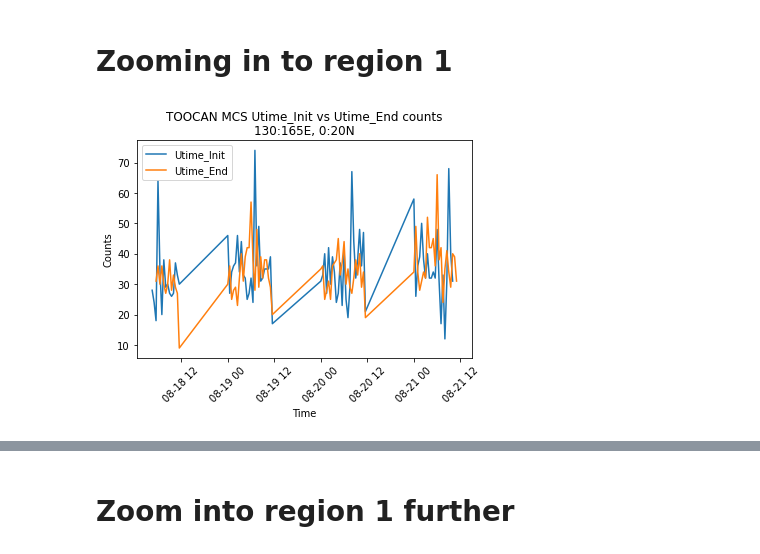
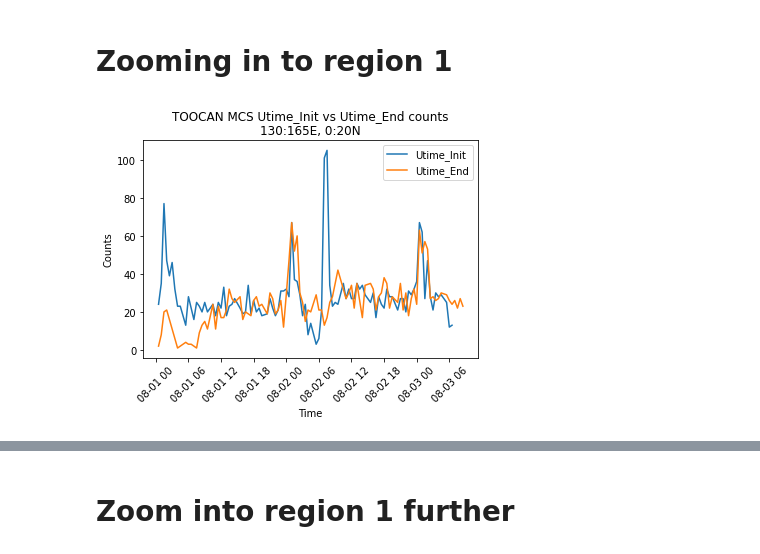
Before and after one commit to bfildier/stage-2023-rain-extremes-timing-intensity, a Jupyter notebook: scripts/start/MCS_properties/births_deaths.ipynb, the cells around one changed output, grey strips where cells are left out. Saved outputs shown, nothing was run; the diff lists cells and outputs as text; code cells hidden in the pictures.

Commit message:
in births and deaths notebook, accounted for mistake in calculating times, where we have to split

```diff
--- a/scripts/start/MCS_properties/births_deaths.ipynb
+++ b/scripts/start/MCS_properties/births_deaths.ipynb
@@ -249,13 +247,23 @@ localtime_Init_dates, localtime_End_dates = [], []
 Localdate_list = []
 
 for obj in toocan:
-    days_Init = obj.localtime_Init
-    days_End = obj.localtime_End
+    days_Init = str( obj.localtime_Init )
+    days_End = str ( obj.localtime_End )
     Localtime_list = obj.clusters.Localtime
 
-    date_Init = data_reference + dt.timedelta(days=days_Init)
-    date_End = data_reference + dt.timedelta(days=days_End)
-    date_list = [( data_reference + dt.timedelta(days=ltime) ) for ltime in Localtime_list]
+
+    days_Init = days_Init.split('.')
+    days_End = days_End.split('.')
+
+    date_Init = data_reference + dt.timedelta(days=int(days_Init[0])) + dt.timedelta(hours=( int(days_Init[1]) / 2) )
+    date_End = data_reference + dt.timedelta(days=int(days_End[1])) + dt.timedelta(hours=( int(days_End[1]) / 2) )
+
+    date_list = []
+    for ltime in Localtime_list:
+        ltime = str(ltime)
+        ltime = ltime.split('.')
+        ltime_item = data_reference + dt.timedelta(days=int(ltime[0])) + dt.timedelta(hours=( int(ltime[1]) / 2) )
+        date_list.append(ltime_item)
 
     localtime_Init_dates.append(date_Init)
     localtime_End_dates.append(date_End)
@@ -292,3 +284,16 @@ for obj in toocan:
 # %%
-Utime_Init_list = [( data_reference + dt.timedelta(days=UInit_time) ) for UInit_time in (attr_list(toocan, "Utime_Init"))]
-Utime_End_list = [( data_reference + dt.timedelta(days=UEnd_time) ) for UEnd_time in (attr_list(toocan, "Utime_End"))]
+Utime_Init_list = []
+for UInit_time in (attr_list(toocan, "Utime_Init")):
+    UInit_time = str(UInit_time)
+    UInit_time = UInit_time.split('.')
+    UInit_time_item = data_reference + dt.timedelta(days=int(UInit_time[0])) + dt.timedelta(hours=(int(UInit_time[1])/2 ))
+    Utime_Init_list.append(UInit_time_item)
+
+Utime_End_list = []
+for UEnd_time in (attr_list(toocan, "Utime_End")):
+    UEnd_time = str(UEnd_time)
+    UEnd_time = UEnd_time.split('.')
+    UEnd_time_item = data_reference + dt.timedelta(days=int(UEnd_time[0])) + dt.timedelta(hours=(int(UEnd_time[1])/2 ))
+    Utime_End_list.append(UEnd_time_item)
+
+print(len(Utime_Init_list))
@@ -406,23 +498,25 @@ Coordinates:
 # %%
 # line plot
 
-reg_start_idx = 416
-reg_end_idx = 500
+reg_start_idx = 0
+reg_end_idx = 100
 
+# reg_start_idx = 0
+# reg_end_idx = 100
 
 plt.plot(binned_data_Init.coords['time'][reg_start_idx:reg_end_idx], binned_data_Init[reg_start_idx:reg_end_idx], label="Utime_Init")
 plt.plot(binned_data_End.coords['time'][reg_start_idx:reg_end_idx], binned_data_End[reg_start_idx:reg_end_idx], label="Utime_End")
 
 plt.xlabel("Time")
 plt.ylabel("Counts")
 plt.xticks(rotation=45)
 plt.legend()
 plt.title(f"TOOCAN MCS Utime_Init vs Utime_End counts\n{lon_min_subregion}:{lon_max_subregion}E, {lat_min_subregion}:{lat_max_subregion}N")
 
 # Display the plot
 plt.show()
 # %% [output]
-[figure, old version]
+[figure, new version]
 # %%
 #- Convert the time of range
 
```
Also changed, not shown: parts of 41 cells of this notebook, 2 other files.
